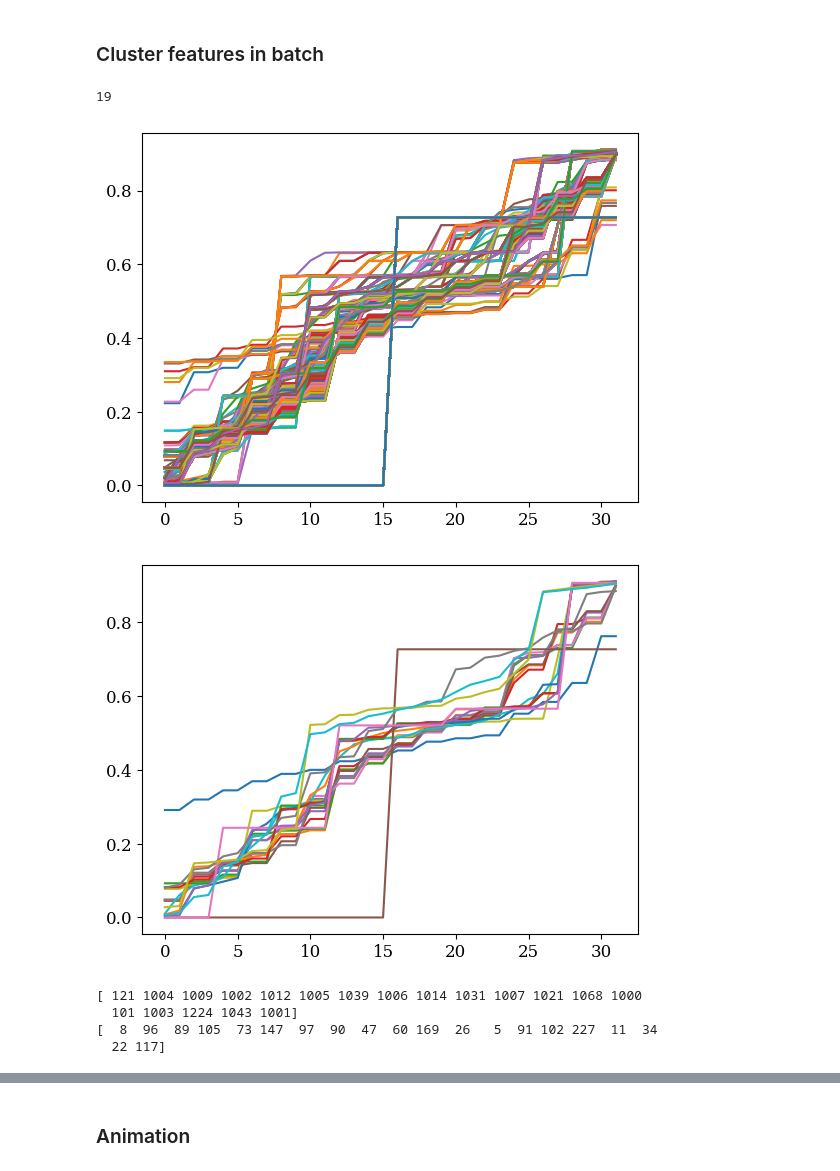
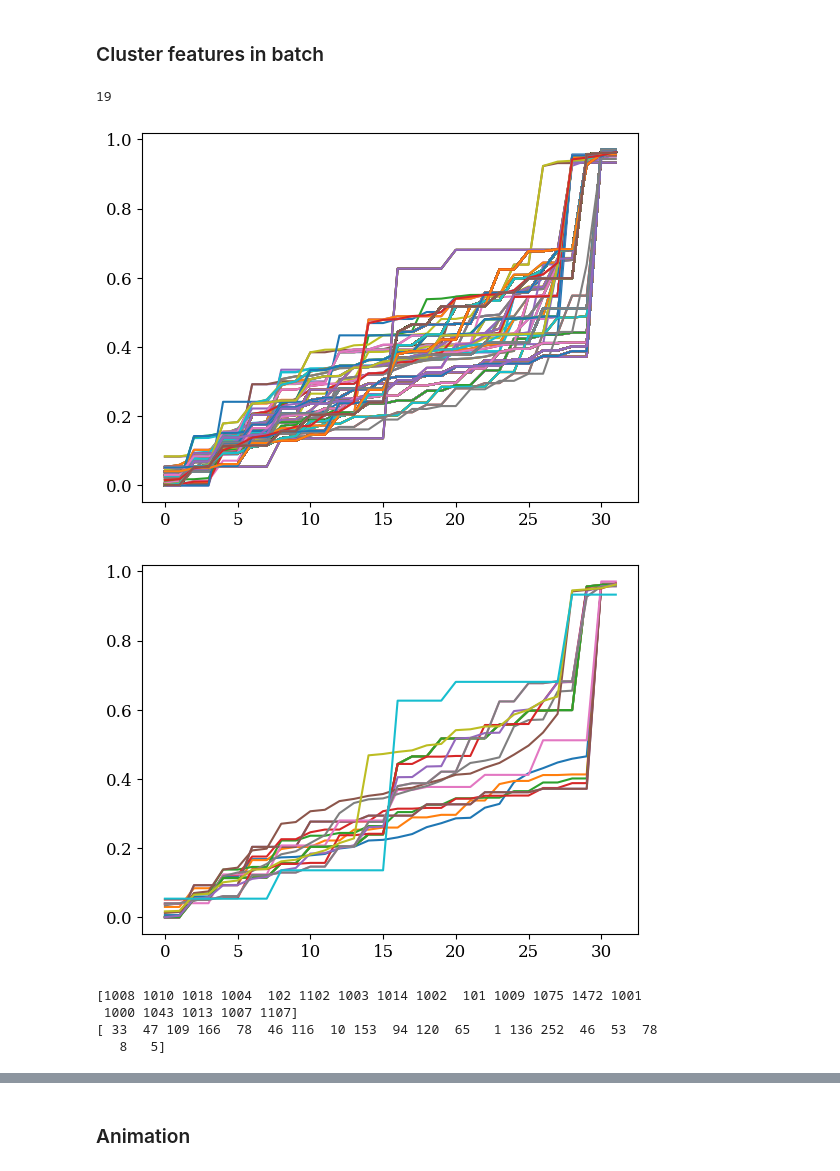
Before and after one commit to znicolaou/snakingoscillators, a Jupyter notebook: pendula/plotpendula.ipynb, the cells around one changed output, grey strips where cells are left out. Drawn from its saved outputs; the diff is of its cells as text; code cells hidden in the pictures.

```diff
--- a/pendula/plotpendula.ipynb
+++ b/pendula/plotpendula.ipynb
@@ -136,33 +132,33 @@ np.savetxt('data/pendula/cycle.dat',cycle)
 ### Cluster features in batch
 # %%
 from scipy.cluster import vq
-os.system("awk '{if(FNR==3){print $0}}' data/randompendula/*out.dat > data/randompendula/orders.dat")
-vals=np.loadtxt('data/randompendula/orders.dat')
+os.system("awk '{if(FNR==3){print $0}}' data/randompendula2/*out.dat > data/randompendula2/orders.dat")
+vals=np.loadtxt('data/randompendula2/orders.dat')
 
 num=20
 clusters=vq.kmeans(vals[:,1:],num)[0]
 clusters=clusters[np.argsort(np.linalg.norm(clusters,axis=1))]
 ids=vq.vq(vals[:,1:],clusters)[0]
 print(np.max(ids))
 
 for i in range(len(vals)):
     plt.plot(vals[i,1:])
 plt.show()
 
 plt.plot(np.transpose(clusters))
 plt.show()
 
 chimeras=np.array([vals[np.where(ids==i)[0][0],0] for i in range(np.max(ids))],dtype=int)
 print(chimeras)
 print(np.unique(ids,return_counts=True)[1])
 # %% [output]
 19
-[figure, old version]
+[figure, new version]
-[figure, old version]
+[figure, new version]
-[ 121 1004 1009 1002 1012 1005 1039 1006 1014 1031 1007 1021 1068 1000
-  101 1003 1224 1043 1001]
-[  8  96  89 105  73 147  97  90  47  60 169  26   5  91 102 227  11  34
-  22 117]
+[1008 1010 1018 1004  102 1102 1003 1014 1002  101 1009 1075 1472 1001
+ 1000 1043 1013 1007 1107]
+[ 33  47 109 166  78  46 116  10 153  94 120  65   1 136 252  46  53  78
+   8   5]
 # %%
 seeds=''
 for i in range(len(chimeras)):
```
Also changed, not shown: parts of 12 cells of this notebook, 6 other files.
